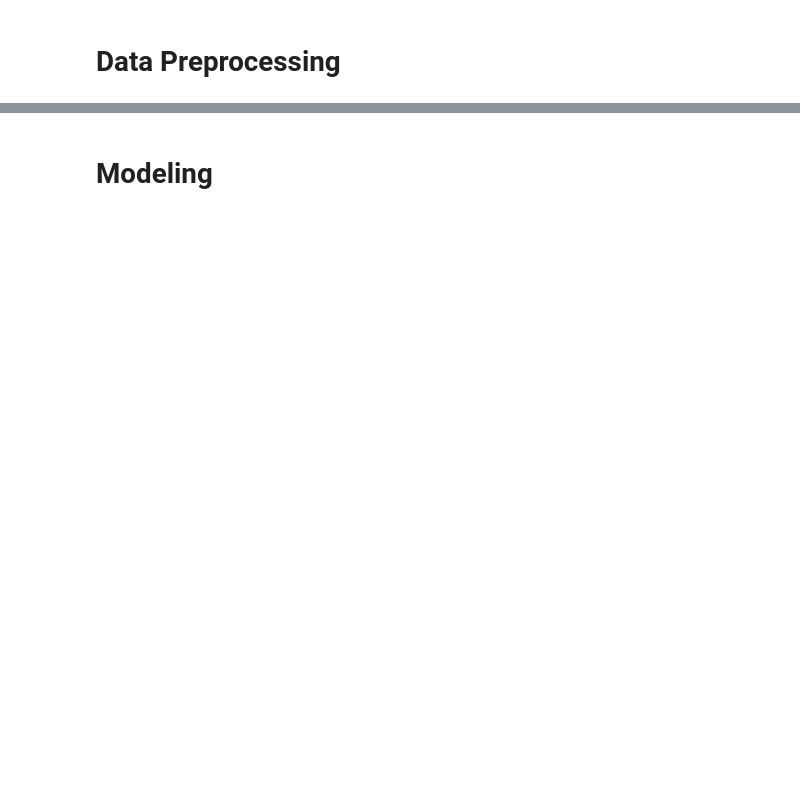
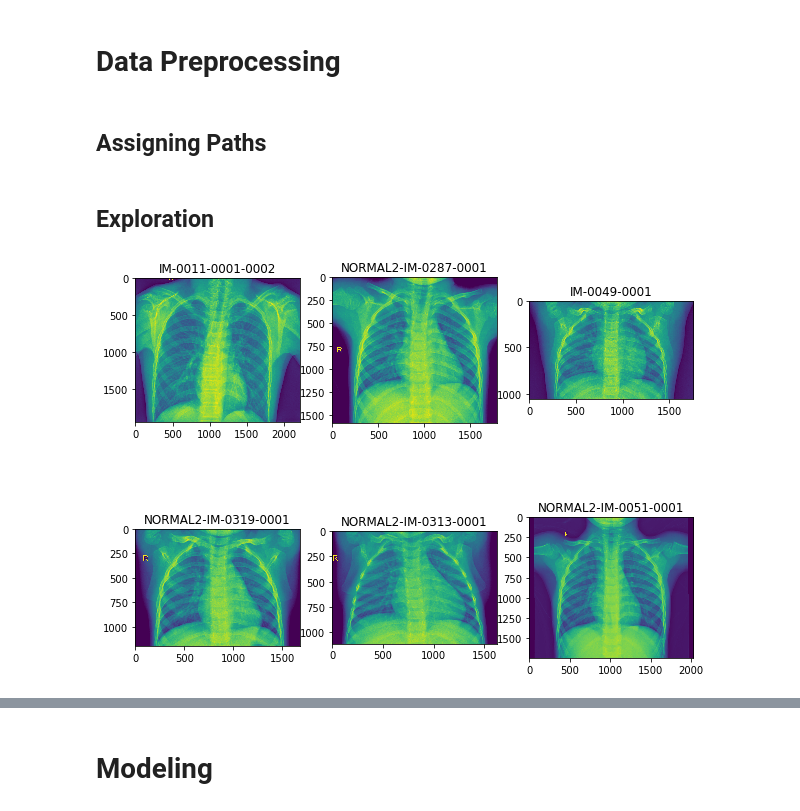
Before and after one commit to tsheltonking/Transfer-Learning-For-Pneumonia-Detection, a Jupyter notebook: Pneumonia_Detection.ipynb, the cells around one changed output, grey strips where cells are left out. Drawn from its saved outputs; the diff is of its cells as text; code cells hidden in the pictures; blank space fills up the shorter version.

Commit message:
Graphing Images

```diff
--- a/Pneumonia_Detection.ipynb
+++ b/Pneumonia_Detection.ipynb
@@ -55,2 +33,33 @@ cityofoakland/oakland-rate-of-acute-preventable-hospitalizations  Oakland Rate o
 # %% [markdown]
 # Data Preprocessing
+# %% [markdown]
+## Assigning Paths
+# %%
+# Set Paths for Data
+data_dir = "chest_xray/chest_xray/"
+train_dir = os.path.join(data_dir, "train")
+validation_dir = os.path.join(data_dir, "val")
+test_dir = os.path.join(data_dir, "test")
+# %% [markdown]
+## Exploration
+# %%
+# Plot images for comparison
+def plot_images(path="test", kind="normal", num=6):
+
+  plt.figure(figsize=(10, 8))
+  full_path = data_dir + path + '/' + kind
+  i=0
+  for file in os.listdir(full_path):
+    if file.endswith(".jpeg"):
+      if i >= num:
+          break
+
+      img = mpimg.imread(full_path+"/"+file)
+      plt.subplot(231+i)
+      plt.title(file.split('.')[0])
+      imgplot = plt.imshow(img)
+      i=i+1
+# %%
+plot_images("test", "NORMAL")
+# %% [output]
+[figure, added]
```
Also changed, not shown: parts of 5 cells of this notebook.
